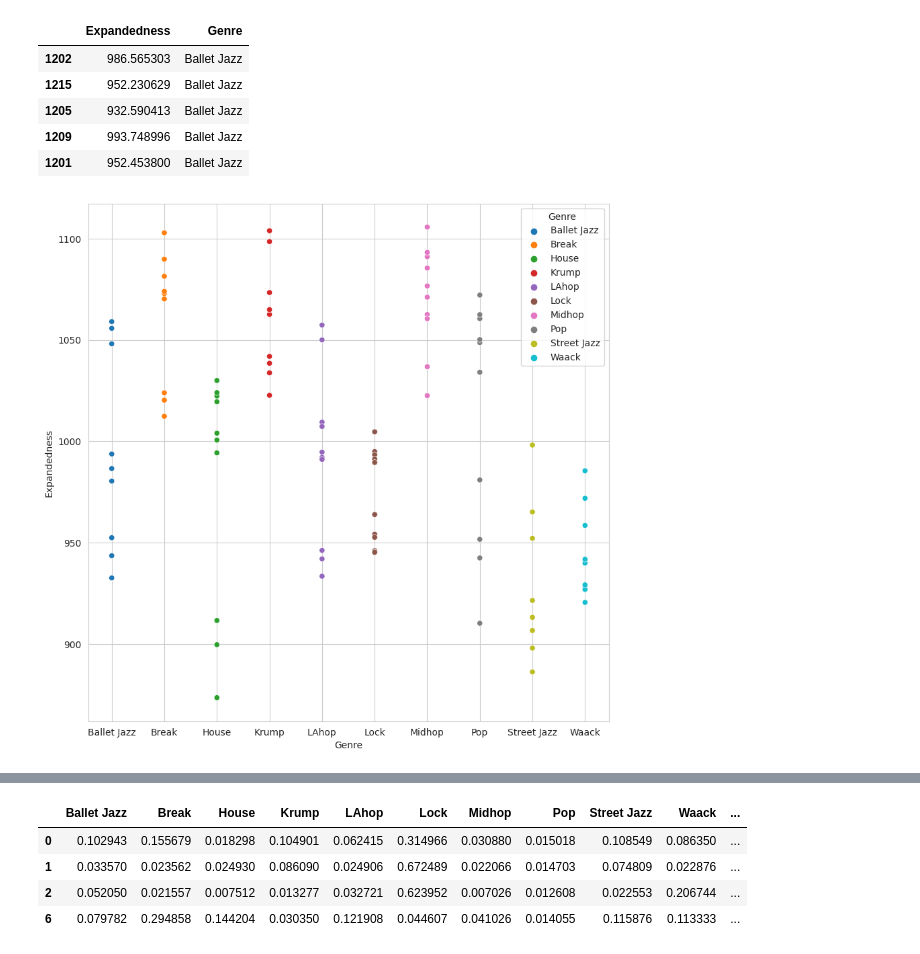
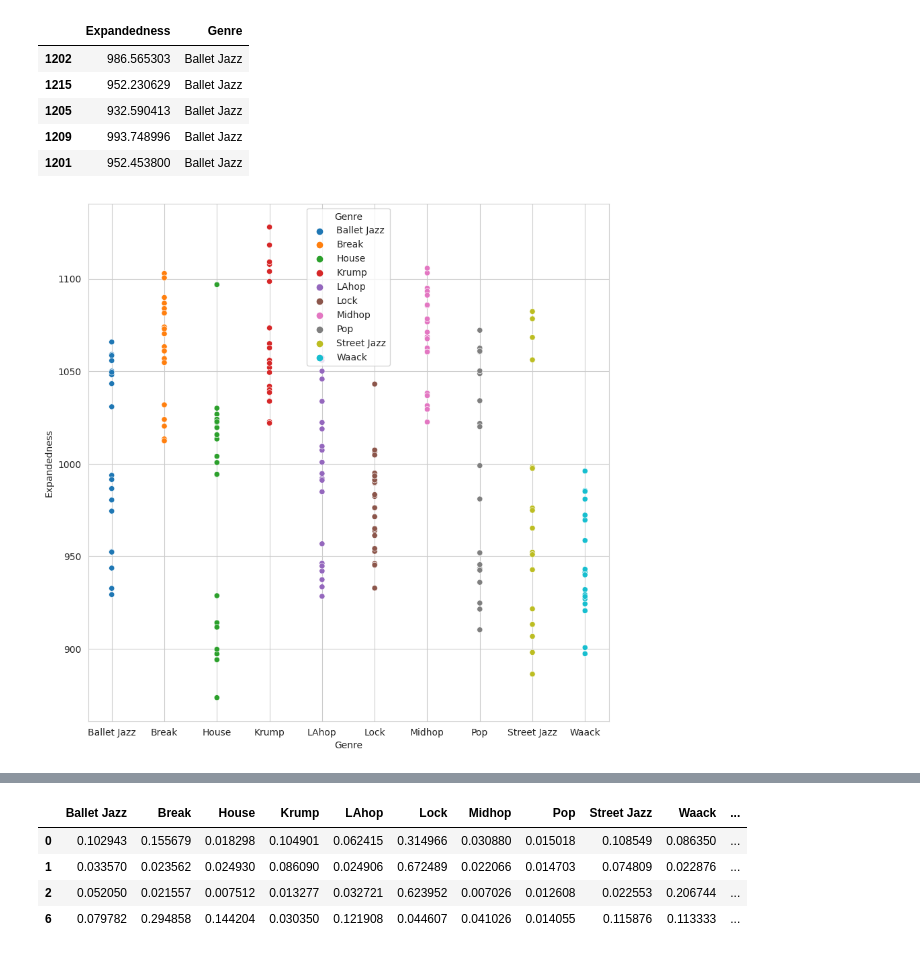
Before and after one commit to tBenBaker/MovementClassifier, a Jupyter notebook: DanceProj1/notebooks/03_inspectiondraft.ipynb, the cells around one changed output, grey strips where cells are left out. Saved outputs shown, nothing was run; the diff lists cells and outputs as text; code cells hidden in the pictures.

```diff
--- a/DanceProj1/notebooks/03_inspectiondraft.ipynb
+++ b/DanceProj1/notebooks/03_inspectiondraft.ipynb
@@ -147,8 +134,8 @@ ExpandednessADV_test.head()
 # %%
 #scatter plot of Expandedness on y axis, dance genre on X axis
 sns.set_style('whitegrid')
 plt.figure(figsize=(10,10))
-sns.scatterplot(data=ExpandednessADV_test, x='Genre', y='Expandedness', hue='Genre')
+sns.scatterplot(data=ExpandednessADV, x='Genre', y='Expandedness', hue='Genre')
 plt.show()
 # %% [output]
-[figure, old version]
+[figure, new version]
```
Also changed, not shown: parts of 11 cells of this notebook, 1 other file.
